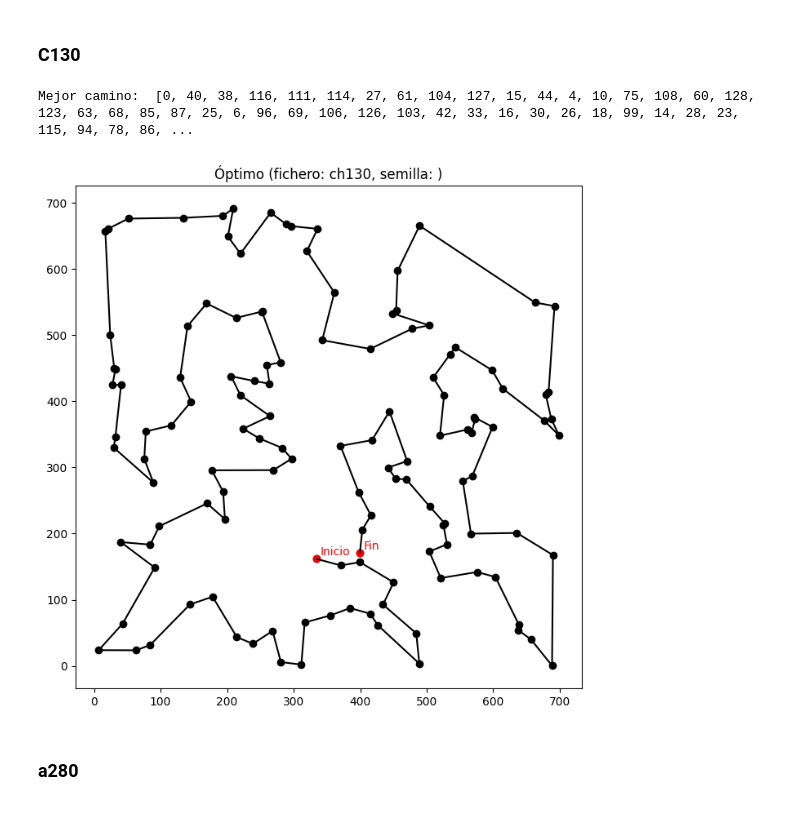
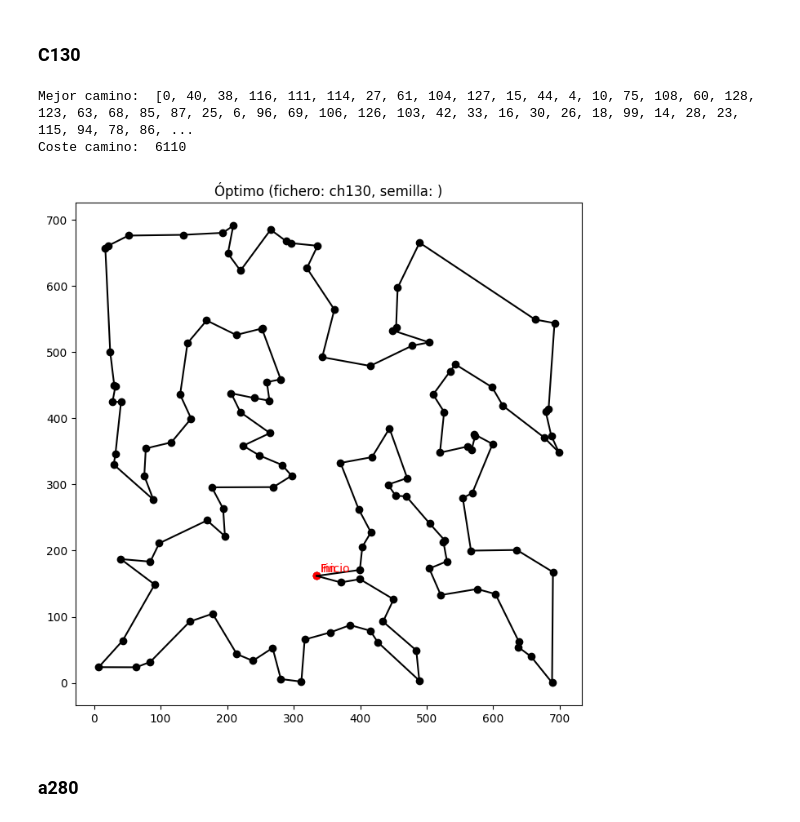
Before and after one commit to GrunCrow/Optimization_Solar_Plant, a Jupyter notebook: 4_Ant_Colony/4_ant_colony.ipynb, the cells around one changed output. Drawn from its saved outputs; the diff is of its cells as text; code cells hidden in the pictures.

```diff
--- a/4_Ant_Colony/4_ant_colony.ipynb
+++ b/4_Ant_Colony/4_ant_colony.ipynb
@@ -174,13 +174,20 @@ def representar_mapa(coordinates, path, algorithm_name, fichero_name, semilla =
 # %%
 fichero_name = "ch130"
 fichero = 'tsp/' + fichero_name + '.tsp'
 datos_ciudades = cargar_datos(fichero)
 path = leer_path_optimo("tsp/" + fichero_name + ".opt.tour")
+path.append(0)
+
+distancias = calcular_distancias(datos_ciudades)
+coste = coste_camino(path,distancias)
+
 print("Mejor camino: ", path)
+print("Coste camino: ", coste)
 representar_mapa(datos_ciudades, path, "Óptimo", fichero_name)
 # %% [output]
 Mejor camino:  [0, 40, 38, 116, 111, 114, 27, 61, 104, 127, 15, 44, 4, 10, 75, 108, 60, 128, 123, 63, 68, 85, 87, 25, 6, 96, 69, 106, 126, 103, 42, 33, 16, 30, 26, 18, 99, 14, 28, 23, 115, 94, 78, 86, ...
+Coste camino:  6110
-[figure, old version]
+[figure, new version]
 # %% [markdown]
 ### a280
 # %%
```
Also changed, not shown: parts of 10 cells of this notebook, 20 other files.
